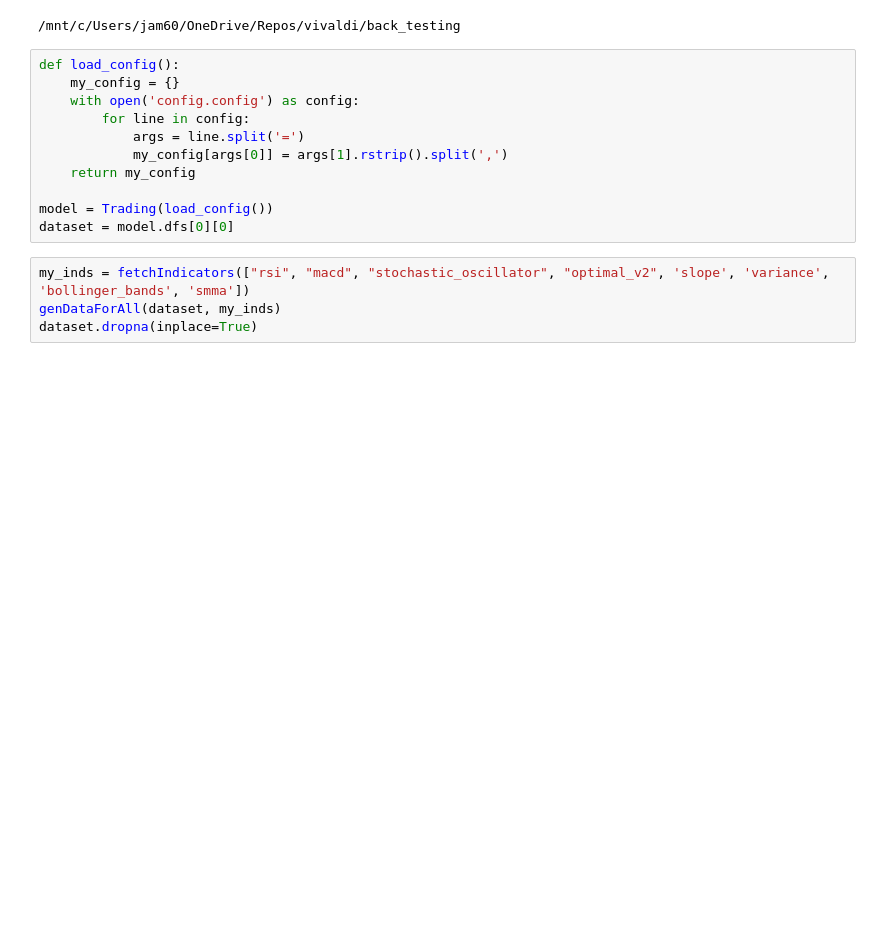
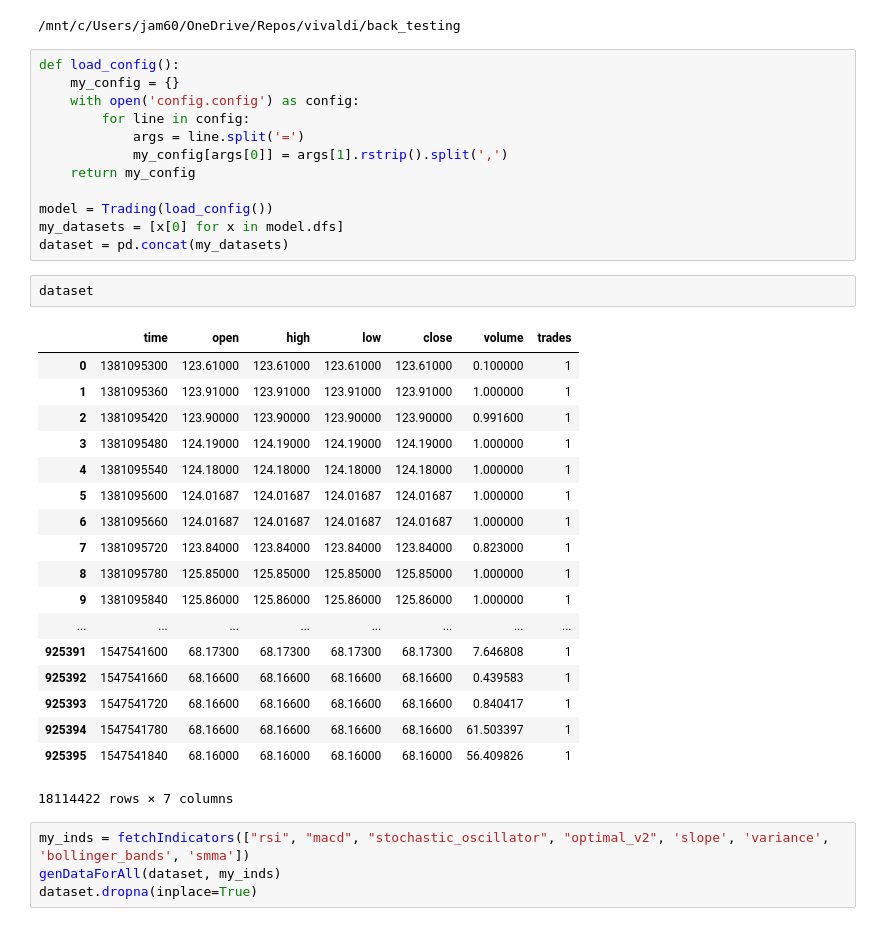
Before and after one commit to lowrollr/moonshot, a Jupyter notebook: back_testing/v2/research/notebooks/optimal_trading/classification_optimal_trading_sell_classifier.ipynb, the cells around one changed output. Cells and saved outputs as stored; diff of their text form; blank space fills up the shorter version.

```diff
--- a/back_testing/v2/research/notebooks/optimal_trading/classification_optimal_trading_sell_classifier.ipynb
+++ b/back_testing/v2/research/notebooks/optimal_trading/classification_optimal_trading_sell_classifier.ipynb
@@ -25,7 +25,29 @@ def load_config():
     return my_config
 
 model = Trading(load_config())
-dataset = model.dfs[0][0]
+my_datasets = [x[0] for x in model.dfs]
+dataset = pd.concat(my_datasets)
+# %%
+dataset
+# %% [output]
+|  | time | open | high | low | close | volume | trades |
+| 0 | 1381095300 | 123.61000 | 123.61000 | 123.61000 | 123.61000 | 0.100000 | 1 |
+| 1 | 1381095360 | 123.91000 | 123.91000 | 123.91000 | 123.91000 | 1.000000 | 1 |
+| 2 | 1381095420 | 123.90000 | 123.90000 | 123.90000 | 123.90000 | 0.991600 | 1 |
+| 3 | 1381095480 | 124.19000 | 124.19000 | 124.19000 | 124.19000 | 1.000000 | 1 |
+| 4 | 1381095540 | 124.18000 | 124.18000 | 124.18000 | 124.18000 | 1.000000 | 1 |
+| 5 | 1381095600 | 124.01687 | 124.01687 | 124.01687 | 124.01687 | 1.000000 | 1 |
+| 6 | 1381095660 | 124.01687 | 124.01687 | 124.01687 | 124.01687 | 1.000000 | 1 |
+| 7 | 1381095720 | 123.84000 | 123.84000 | 123.84000 | 123.84000 | 0.823000 | 1 |
+| 8 | 1381095780 | 125.85000 | 125.85000 | 125.85000 | 125.85000 | 1.000000 | 1 |
+| 9 | 1381095840 | 125.86000 | 125.86000 | 125.86000 | 125.86000 | 1.000000 | 1 |
+| ... | ... | ... | ... | ... | ... | ... | ... |
+| 925391 | 1547541600 | 68.17300 | 68.17300 | 68.17300 | 68.17300 | 7.646808 | 1 |
+| 925392 | 1547541660 | 68.16600 | 68.16600 | 68.16600 | 68.16600 | 0.439583 | 1 |
+| 925393 | 1547541720 | 68.16600 | 68.16600 | 68.16600 | 68.16600 | 0.840417 | 1 |
+| 925394 | 1547541780 | 68.16600 | 68.16600 | 68.16600 | 68.16600 | 61.503397 | 1 |
+| 925395 | 1547541840 | 68.16000 | 68.16000 | 68.16000 | 68.16000 | 56.409826 | 1 |
+18114422 rows × 7 columns
 # %%
 my_inds = fetchIndicators(["rsi", "macd", "stochastic_oscillator", "optimal_v2", 'slope', 'variance', 'bollinger_bands', 'smma'])
 genDataForAll(dataset, my_inds)
```
Also changed, not shown: parts of 4 cells of this notebook.
